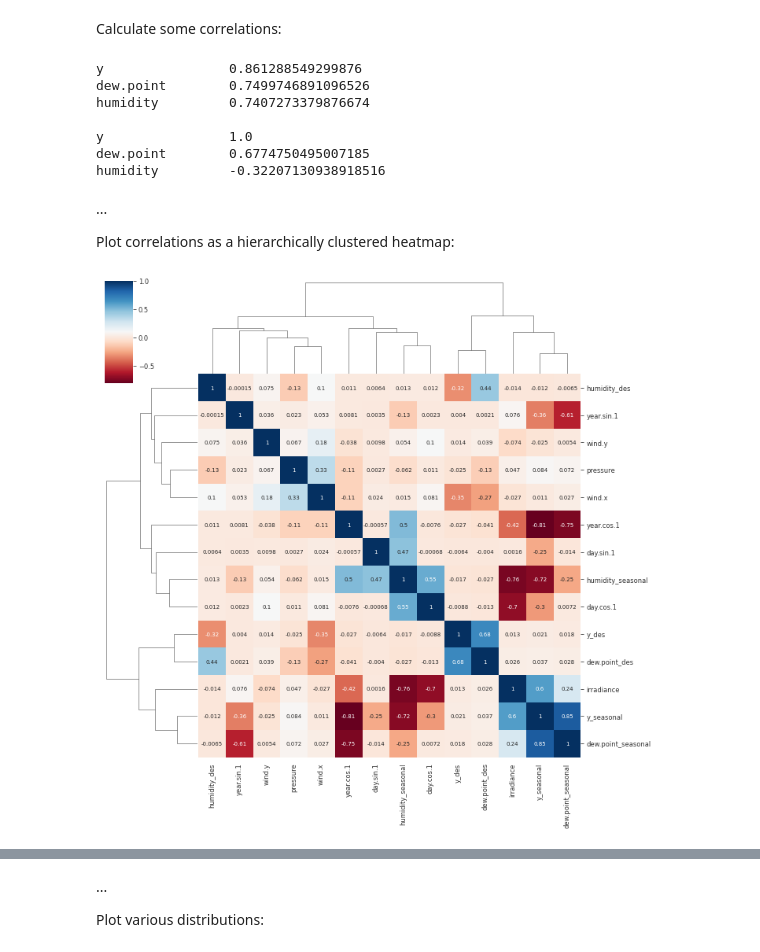
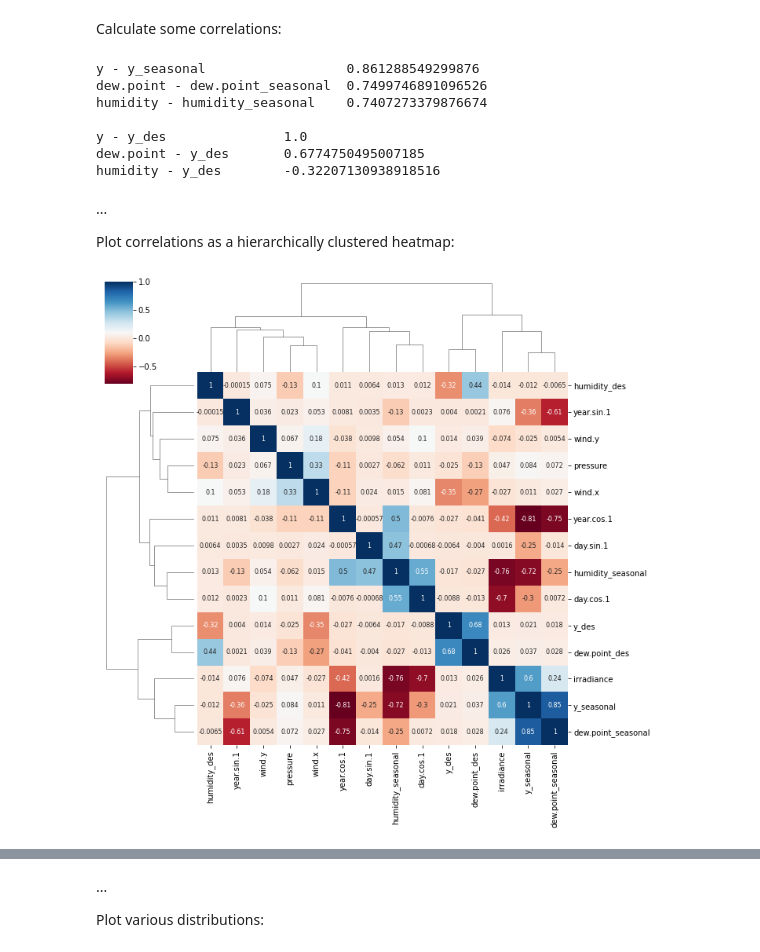
Before and after one commit to makeyourownmaker/CambridgeTemperatureNotebooks, a Jupyter notebook: notebooks/gradient_boosting.ipynb, the cells around one changed output, grey strips where cells are left out. Saved outputs shown, nothing was run; the diff lists cells and outputs as text; code cells hidden in the pictures.

```diff
--- a/notebooks/gradient_boosting.ipynb
+++ b/notebooks/gradient_boosting.ipynb
@@ -592,21 +584,21 @@ test shape:     (17484, 37)
 Calculate some correlations:
 # %%
 for var in ['y', 'dew.point', 'humidity']:
-  ws = '\t\t' if len(var) < 7 else '\t'
-  print(var, '-', var, '_seasonal', ws, df[var].corr(df[var + '_seasonal']), sep='')
+  ws = '\t\t\t' if len(var) < 7 else '\t'
+  print(var, ' - ', var, '_seasonal', ws, df[var].corr(df[var + '_seasonal']), sep='')
 
 print()
 for var in ['y', 'dew.point', 'humidity']:
-  sep = '\t\t' if len(var) < 7 else '\t'
-  print(var, '- y_des', ws, df[var + '_des'].corr(df['y_des']), sep='')
+  ws = '\t\t' if len(var) < 7 else '\t'
+  print(var, ' - y_des', ws, df[var + '_des'].corr(df['y_des']), sep='')
 # %% [output]
-y                0.861288549299876
-dew.point        0.7499746891096526
-humidity         0.7407273379876674
+y - y_seasonal                  0.861288549299876
+dew.point - dew.point_seasonal  0.7499746891096526
+humidity - humidity_seasonal    0.7407273379876674
 
-y                1.0
-dew.point        0.6774750495007185
-humidity         -0.32207130938918516
+y - y_des               1.0
+dew.point - y_des       0.6774750495007185
+humidity - y_des        -0.32207130938918516
 # %% [markdown]
 ...
 
@@ -614,9 +606,9 @@ Plot correlations as a hierarchically clustered heatmap:
 # %%
 df_red = df[['y_des', 'y_seasonal', 'humidity_des', 'humidity_seasonal', \
              'pressure', 'dew.point_des', 'dew.point_seasonal', \
              'wind.x', 'wind.y', \
              'irradiance', 'day.sin.1', 'day.cos.1', 'year.sin.1', 'year.cos.1']]
 
-sns.clustermap(df_red.corr(), method="complete", cmap='RdBu', annot=True, annot_kws={"size": 7});
+sns.clustermap(df_red.corr(), method="complete", cmap='RdBu', annot=True, annot_kws={"size": 8});
 # %% [output]
-[figure, old version]
+[figure, new version]
```
Also changed, not shown: parts of 6 cells of this notebook.
